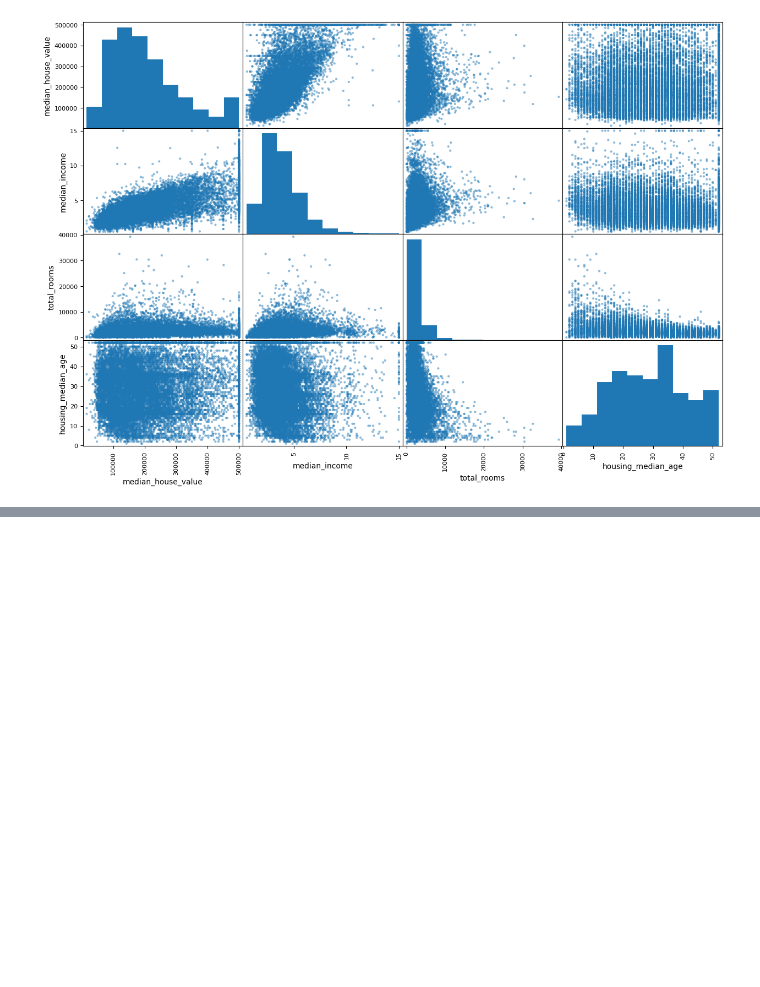
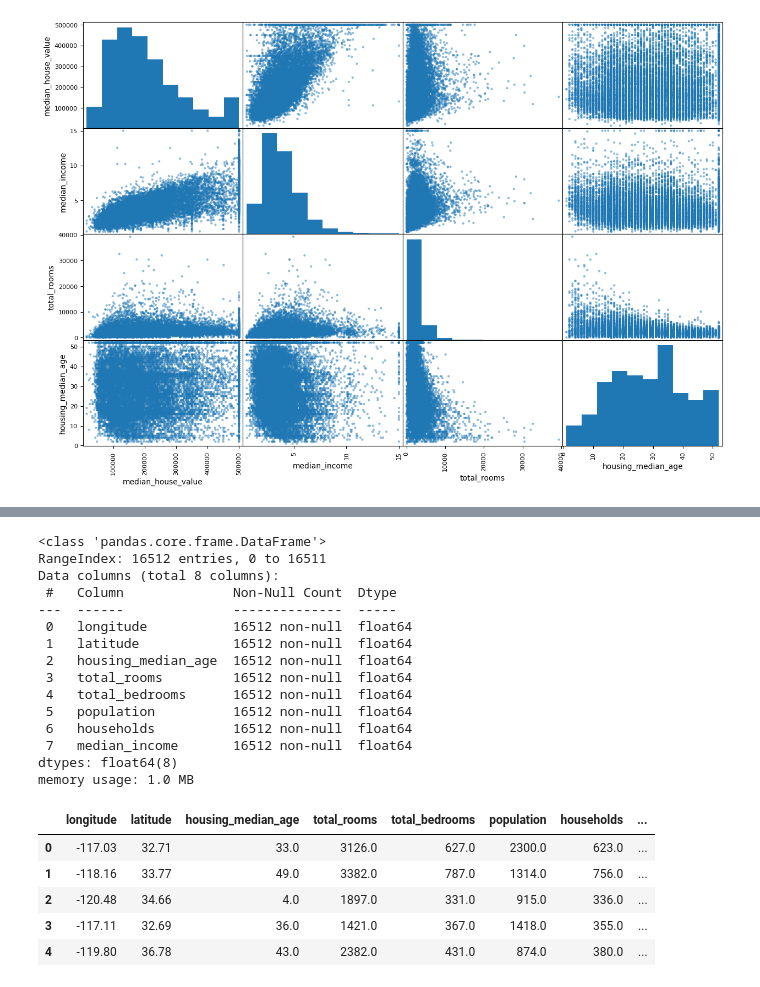
Before and after one commit to Naderiii/Housing_ML_Project, a Jupyter notebook: housing.ipynb, the cells around one changed output, grey strips where cells are left out. Drawn from its saved outputs; the diff is of its cells as text; code cells hidden in the pictures; blank space fills up the shorter version.

```diff
--- a/housing.ipynb
+++ b/housing.ipynb
@@ -165,0 +167,52 @@ plt.show()
+# %%
+############################################################ prepare the data ###################################################################
+# Numerical ===>>> missing values
+# Categorical and text data ===>>> LabelEncoder, OneHotEncoder
+# Numerical data ===>>> Feature sacling
+# Numeriacal ===>>> Custom Transforms
+
+############################################################ SimpleImputer ######################################################################
+
+df = train_set.copy()
+df_label = df['median_house_value'].copy()    # model should predict this label
+df = df.drop('median_house_value', axis = 1)   # we should remove label from train data, because model should predict it
+
+df_num = df.drop('ocean_proximity', axis = 1)   # this column is object type
+# %%
+############################################################ missing data (1.drop_rows, 2.drop_columns, 3.replace) ###################################################################
+# In this dataset'total_bedrooms' has null values
+
+# df_num = df_num.dropna(subset=['total_bedrooms'])   # option 1 (remove null rows of bed_rooms)
+# df_num.drop('total_bedrooms', axis=1)               # option 2 (remove null column of bed_rooms)
+# median = df_num['total_bedrooms'].median()            # option 3 (replace null values with median)
+# df_num['total_bedrooms'].fillna(median)
+
+# fill null values with package of SimpleImputer
+imputer = SimpleImputer(missing_values=np.nan, strategy='median')
+imputer.fit(df_num)
+x = imputer.transform(df_num)
+df_num_imputer_tr = pd.DataFrame(x, columns=df_num.columns)
+df_num_imputer_tr.info()
+df_num_imputer_tr.head()
+# %% [output]
+<class 'pandas.core.frame.DataFrame'>
+RangeIndex: 16512 entries, 0 to 16511
+Data columns (total 8 columns):
+ #   Column              Non-Null Count  Dtype
+---  ------              --------------  -----
+ 0   longitude           16512 non-null  float64
+ 1   latitude            16512 non-null  float64
+ 2   housing_median_age  16512 non-null  float64
+ 3   total_rooms         16512 non-null  float64
+ 4   total_bedrooms      16512 non-null  float64
+ 5   population          16512 non-null  float64
+ 6   households          16512 non-null  float64
+ 7   median_income       16512 non-null  float64
+dtypes: float64(8)
+memory usage: 1.0 MB
+|  | longitude | latitude | housing_median_age | total_rooms | total_bedrooms | population | households | ... |
+| 0 | -117.03 | 32.71 | 33.0 | 3126.0 | 627.0 | 2300.0 | 623.0 | ... |
+| 1 | -118.16 | 33.77 | 49.0 | 3382.0 | 787.0 | 1314.0 | 756.0 | ... |
+| 2 | -120.48 | 34.66 | 4.0 | 1897.0 | 331.0 | 915.0 | 336.0 | ... |
+| 3 | -117.11 | 32.69 | 36.0 | 1421.0 | 367.0 | 1418.0 | 355.0 | ... |
+| 4 | -119.80 | 36.78 | 43.0 | 2382.0 | 431.0 | 874.0 | 380.0 | ... |
```
Also changed, not shown: parts of 4 cells of this notebook.
